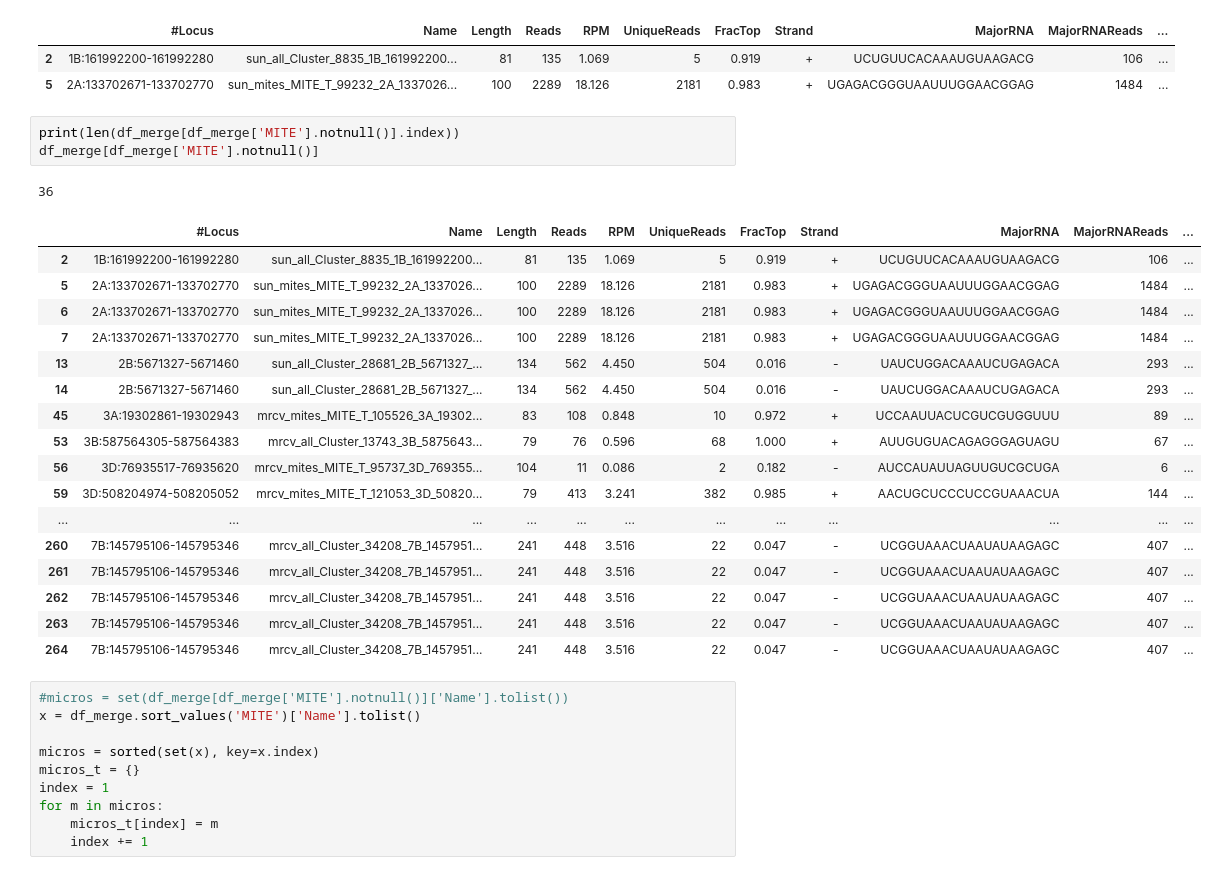
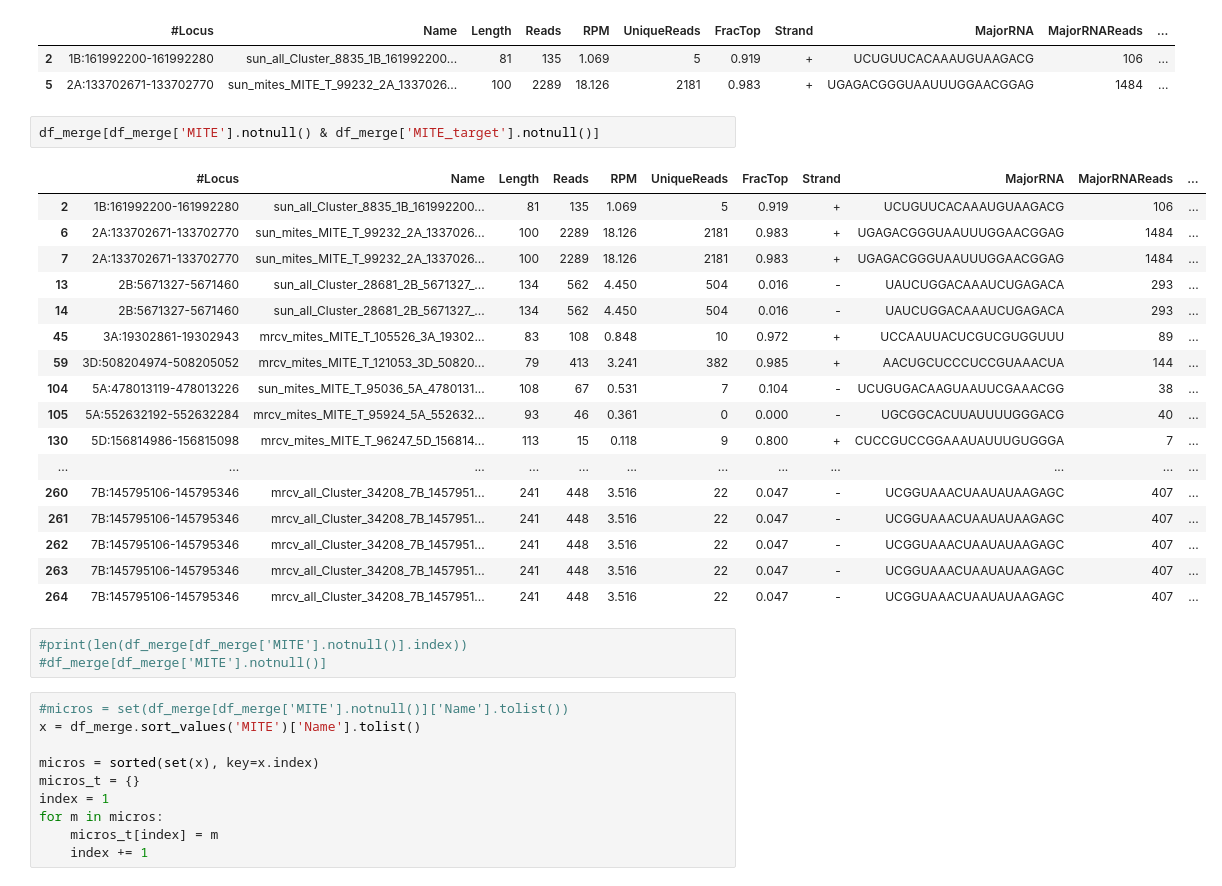
Before and after one commit to juancresc/mirna_mite, a Jupyter notebook: 2_analysis/2_cleavage.ipynb, the cells around one changed output. Cells and saved outputs as stored; diff of their text form.

```diff
--- a/2_analysis/2_cleavage.ipynb
+++ b/2_analysis/2_cleavage.ipynb
@@ -522,28 +522,29 @@ df_merge[df_merge['MITE'].notnull()].head(2)
 |  | #Locus | Name | Length | Reads | RPM | UniqueReads | FracTop | Strand | MajorRNA | MajorRNAReads | ... |
 | 2 | 1B:161992200-161992280 | sun_all_Cluster_8835_1B_161992200... | 81 | 135 | 1.069 | 5 | 0.919 | + | UCUGUUCACAAAUGUAAGACG | 106 | ... |
 | 5 | 2A:133702671-133702770 | sun_mites_MITE_T_99232_2A_1337026... | 100 | 2289 | 18.126 | 2181 | 0.983 | + | UGAGACGGGUAAUUUGGAACGGAG | 1484 | ... |
+# %%
+df_merge[df_merge['MITE'].notnull() & df_merge['MITE_target'].notnull()]
+# %% [output]
+|  | #Locus | Name | Length | Reads | RPM | UniqueReads | FracTop | Strand | MajorRNA | MajorRNAReads | ... |
+| 2 | 1B:161992200-161992280 | sun_all_Cluster_8835_1B_161992200... | 81 | 135 | 1.069 | 5 | 0.919 | + | UCUGUUCACAAAUGUAAGACG | 106 | ... |
+| 6 | 2A:133702671-133702770 | sun_mites_MITE_T_99232_2A_1337026... | 100 | 2289 | 18.126 | 2181 | 0.983 | + | UGAGACGGGUAAUUUGGAACGGAG | 1484 | ... |
+| 7 | 2A:133702671-133702770 | sun_mites_MITE_T_99232_2A_1337026... | 100 | 2289 | 18.126 | 2181 | 0.983 | + | UGAGACGGGUAAUUUGGAACGGAG | 1484 | ... |
+| 13 | 2B:5671327-5671460 | sun_all_Cluster_28681_2B_5671327_... | 134 | 562 | 4.450 | 504 | 0.016 | - | UAUCUGGACAAAUCUGAGACA | 293 | ... |
+| 14 | 2B:5671327-5671460 | sun_all_Cluster_28681_2B_5671327_... | 134 | 562 | 4.450 | 504 | 0.016 | - | UAUCUGGACAAAUCUGAGACA | 293 | ... |
+| 45 | 3A:19302861-19302943 | mrcv_mites_MITE_T_105526_3A_19302... | 83 | 108 | 0.848 | 10 | 0.972 | + | UCCAAUUACUCGUCGUGGUUU | 89 | ... |
+| 59 | 3D:508204974-508205052 | mrcv_mites_MITE_T_121053_3D_50820... | 79 | 413 | 3.241 | 382 | 0.985 | + | AACUGCUCCCUCCGUAAACUA | 144 | ... |
+| 104 | 5A:478013119-478013226 | sun_mites_MITE_T_95036_5A_4780131... | 108 | 67 | 0.531 | 7 | 0.104 | - | UCUGUGACAAGUAAUUCGAAACGG | 38 | ... |
+| 105 | 5A:552632192-552632284 | mrcv_mites_MITE_T_95924_5A_552632... | 93 | 46 | 0.361 | 0 | 0.000 | - | UGCGGCACUUAUUUUGGGACG | 40 | ... |
+| 130 | 5D:156814986-156815098 | mrcv_mites_MITE_T_96247_5D_156814... | 113 | 15 | 0.118 | 9 | 0.800 | + | CUCCGUCCGGAAAUAUUUGUGGGA | 7 | ... |
+| ... | ... | ... | ... | ... | ... | ... | ... | ... | ... | ... | ... |
+| 260 | 7B:145795106-145795346 | mrcv_all_Cluster_34208_7B_1457951... | 241 | 448 | 3.516 | 22 | 0.047 | - | UCGGUAAACUAAUAUAAGAGC | 407 | ... |
+| 261 | 7B:145795106-145795346 | mrcv_all_Cluster_34208_7B_1457951... | 241 | 448 | 3.516 | 22 | 0.047 | - | UCGGUAAACUAAUAUAAGAGC | 407 | ... |
+| 262 | 7B:145795106-145795346 | mrcv_all_Cluster_34208_7B_1457951... | 241 | 448 | 3.516 | 22 | 0.047 | - | UCGGUAAACUAAUAUAAGAGC | 407 | ... |
+| 263 | 7B:145795106-145795346 | mrcv_all_Cluster_34208_7B_1457951... | 241 | 448 | 3.516 | 22 | 0.047 | - | UCGGUAAACUAAUAUAAGAGC | 407 | ... |
+| 264 | 7B:145795106-145795346 | mrcv_all_Cluster_34208_7B_1457951... | 241 | 448 | 3.516 | 22 | 0.047 | - | UCGGUAAACUAAUAUAAGAGC | 407 | ... |
 # %%
-print(len(df_merge[df_merge['MITE'].notnull()].index))
-df_merge[df_merge['MITE'].notnull()]
+#print(len(df_merge[df_merge['MITE'].notnull()].index))
+#df_merge[df_merge['MITE'].notnull()]
-# %% [output]
-36
-|  | #Locus | Name | Length | Reads | RPM | UniqueReads | FracTop | Strand | MajorRNA | MajorRNAReads | ... |
-| 2 | 1B:161992200-161992280 | sun_all_Cluster_8835_1B_161992200... | 81 | 135 | 1.069 | 5 | 0.919 | + | UCUGUUCACAAAUGUAAGACG | 106 | ... |
-| 5 | 2A:133702671-133702770 | sun_mites_MITE_T_99232_2A_1337026... | 100 | 2289 | 18.126 | 2181 | 0.983 | + | UGAGACGGGUAAUUUGGAACGGAG | 1484 | ... |
-| 6 | 2A:133702671-133702770 | sun_mites_MITE_T_99232_2A_1337026... | 100 | 2289 | 18.126 | 2181 | 0.983 | + | UGAGACGGGUAAUUUGGAACGGAG | 1484 | ... |
-| 7 | 2A:133702671-133702770 | sun_mites_MITE_T_99232_2A_1337026... | 100 | 2289 | 18.126 | 2181 | 0.983 | + | UGAGACGGGUAAUUUGGAACGGAG | 1484 | ... |
-| 13 | 2B:5671327-5671460 | sun_all_Cluster_28681_2B_5671327_... | 134 | 562 | 4.450 | 504 | 0.016 | - | UAUCUGGACAAAUCUGAGACA | 293 | ... |
-| 14 | 2B:5671327-5671460 | sun_all_Cluster_28681_2B_5671327_... | 134 | 562 | 4.450 | 504 | 0.016 | - | UAUCUGGACAAAUCUGAGACA | 293 | ... |
-| 45 | 3A:19302861-19302943 | mrcv_mites_MITE_T_105526_3A_19302... | 83 | 108 | 0.848 | 10 | 0.972 | + | UCCAAUUACUCGUCGUGGUUU | 89 | ... |
-| 53 | 3B:587564305-587564383 | mrcv_all_Cluster_13743_3B_5875643... | 79 | 76 | 0.596 | 68 | 1.000 | + | AUUGUGUACAGAGGGAGUAGU | 67 | ... |
-| 56 | 3D:76935517-76935620 | mrcv_mites_MITE_T_95737_3D_769355... | 104 | 11 | 0.086 | 2 | 0.182 | - | AUCCAUAUUAGUUGUCGCUGA | 6 | ... |
-| 59 | 3D:508204974-508205052 | mrcv_mites_MITE_T_121053_3D_50820... | 79 | 413 | 3.241 | 382 | 0.985 | + | AACUGCUCCCUCCGUAAACUA | 144 | ... |
-| ... | ... | ... | ... | ... | ... | ... | ... | ... | ... | ... | ... |
-| 260 | 7B:145795106-145795346 | mrcv_all_Cluster_34208_7B_1457951... | 241 | 448 | 3.516 | 22 | 0.047 | - | UCGGUAAACUAAUAUAAGAGC | 407 | ... |
-| 261 | 7B:145795106-145795346 | mrcv_all_Cluster_34208_7B_1457951... | 241 | 448 | 3.516 | 22 | 0.047 | - | UCGGUAAACUAAUAUAAGAGC | 407 | ... |
-| 262 | 7B:145795106-145795346 | mrcv_all_Cluster_34208_7B_1457951... | 241 | 448 | 3.516 | 22 | 0.047 | - | UCGGUAAACUAAUAUAAGAGC | 407 | ... |
-| 263 | 7B:145795106-145795346 | mrcv_all_Cluster_34208_7B_1457951... | 241 | 448 | 3.516 | 22 | 0.047 | - | UCGGUAAACUAAUAUAAGAGC | 407 | ... |
-| 264 | 7B:145795106-145795346 | mrcv_all_Cluster_34208_7B_1457951... | 241 | 448 | 3.516 | 22 | 0.047 | - | UCGGUAAACUAAUAUAAGAGC | 407 | ... |
 # %%
 #micros = set(df_merge[df_merge['MITE'].notnull()]['Name'].tolist())
 x = df_merge.sort_values('MITE')['Name'].tolist()
```
Also changed, not shown: parts of 7 cells of this notebook, 8 other files.
